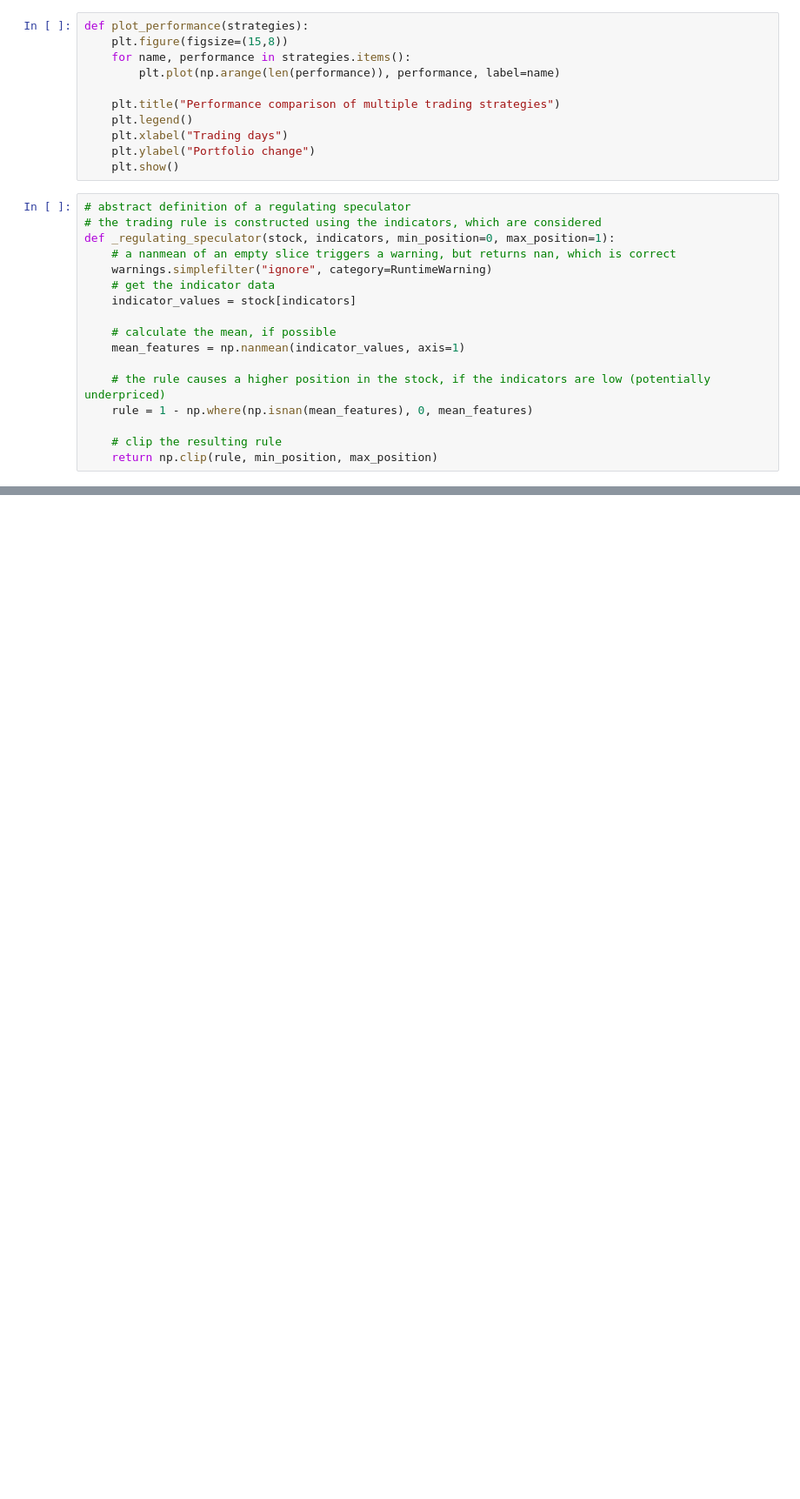
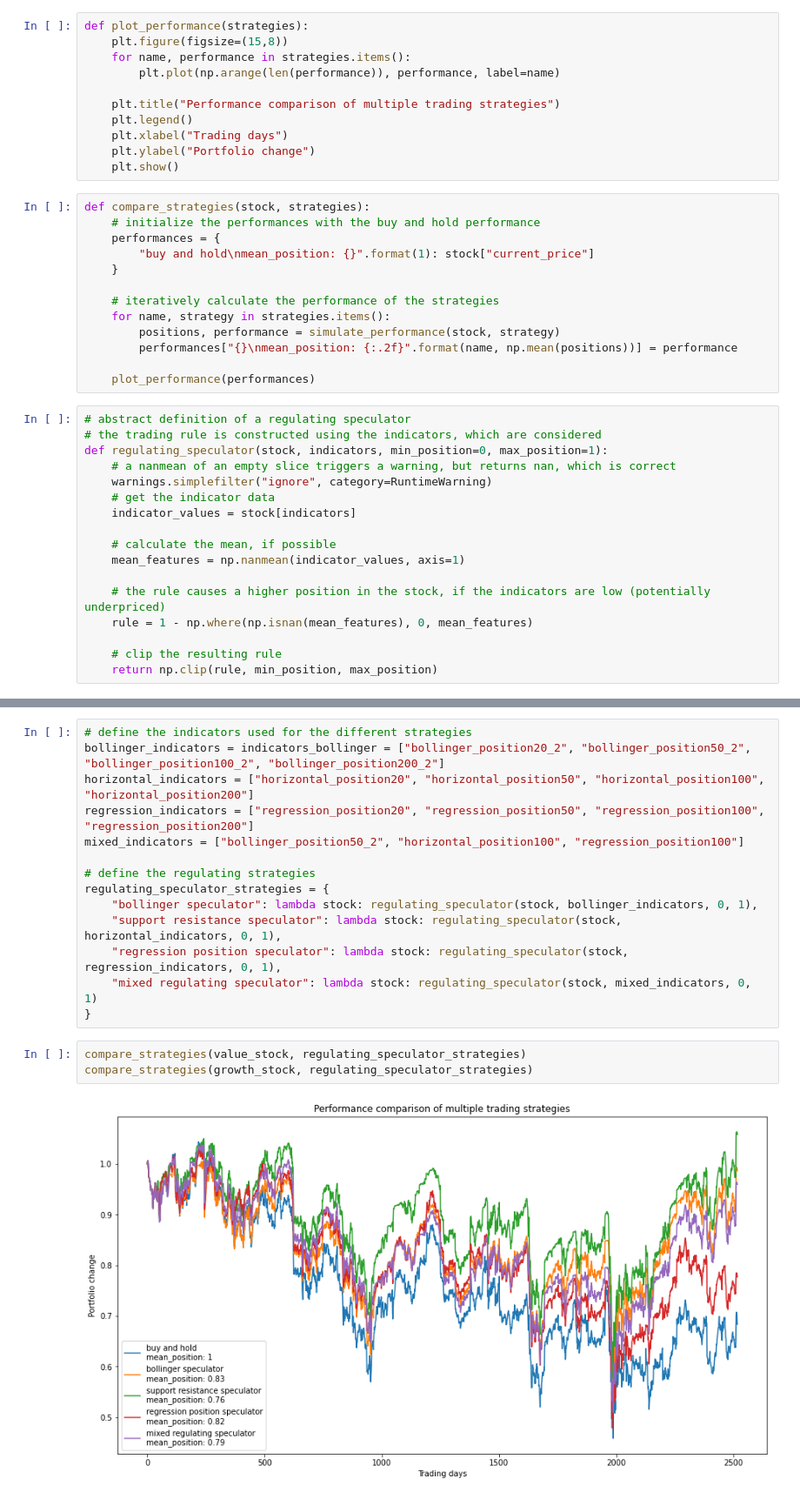
Before and after one commit to tobsel7/price-indicators, a Jupyter notebook: analysis/simulations/individual_stock_strategies.ipynb, the cells around one changed output, grey strips where cells are left out. Shown at 87% size. Cells and saved outputs as stored; diff of their text form; blank space fills up the shorter version.

Commit message:
Implemented various portfolio strategies and simulations.

```diff
--- a/analysis/simulations/individual_stock_strategies.ipynb
+++ b/analysis/simulations/individual_stock_strategies.ipynb
@@ -40,10 +40,23 @@ def plot_performance(strategies):
     plt.xlabel("Trading days")
     plt.ylabel("Portfolio change")
     plt.show()
+# %%
+def compare_strategies(stock, strategies):
+    # initialize the performances with the buy and hold performance
+    performances = {
+        "buy and hold\nmean_position: {}".format(1): stock["current_price"]
+    }
+
+    # iteratively calculate the performance of the strategies
+    for name, strategy in strategies.items():
+        positions, performance = simulate_performance(stock, strategy)
+        performances["{}\nmean_position: {:.2f}".format(name, np.mean(positions))] = performance
+
+    plot_performance(performances)
 # %%
 # abstract definition of a regulating speculator
 # the trading rule is constructed using the indicators, which are considered
-def _regulating_speculator(stock, indicators, min_position=0, max_position=1):
+def regulating_speculator(stock, indicators, min_position=0, max_position=1):
     # a nanmean of an empty slice triggers a warning, but returns nan, which is correct
     warnings.simplefilter("ignore", category=RuntimeWarning)
     # get the indicator data
@@ -77,0 +73,19 @@ def mixed_speculator(stock):
+# %%
+# define the indicators used for the different strategies
+bollinger_indicators = indicators_bollinger = ["bollinger_position20_2", "bollinger_position50_2", "bollinger_position100_2", "bollinger_position200_2"]
+horizontal_indicators = ["horizontal_position20", "horizontal_position50", "horizontal_position100", "horizontal_position200"]
+regression_indicators = ["regression_position20", "regression_position50", "regression_position100", "regression_position200"]
+mixed_indicators = ["bollinger_position50_2", "horizontal_position100", "regression_position100"]
+
+# define the regulating strategies
+regulating_speculator_strategies = {
+    "bollinger speculator": lambda stock: regulating_speculator(stock, bollinger_indicators, 0, 1),
+    "support resistance speculator": lambda stock: regulating_speculator(stock, horizontal_indicators, 0, 1),
+    "regression position speculator": lambda stock: regulating_speculator(stock, regression_indicators, 0, 1),
+    "mixed regulating speculator": lambda stock: regulating_speculator(stock, mixed_indicators, 0, 1)
+}
+# %%
+compare_strategies(value_stock, regulating_speculator_strategies)
+compare_strategies(growth_stock, regulating_speculator_strategies)
+# %% [output]
+[figure, added]
```
Also changed, not shown: parts of 13 cells of this notebook, 5 other files.
